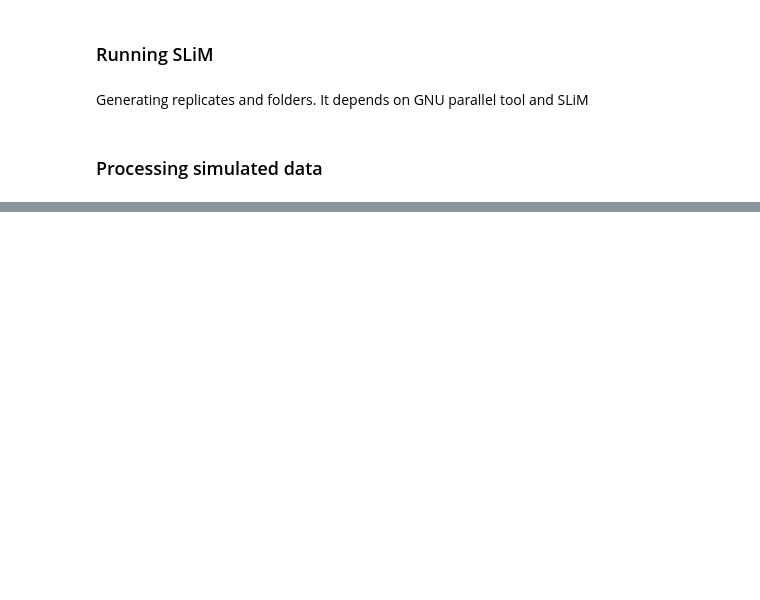
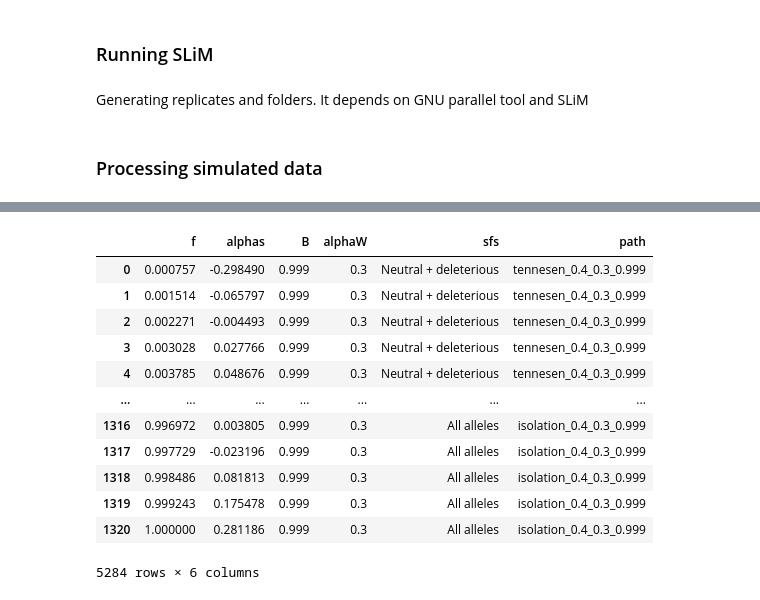
Before and after one commit to jmurga/abcmk_simulations, a Jupyter notebook: scripts/notebooks/bgsSimulations.ipynb, the cells around one changed output, grey strips where cells are left out. Saved outputs shown, nothing was run; the diff lists cells and outputs as text; code cells hidden in the pictures; blank space fills up the shorter version.

```diff
--- a/scripts/notebooks/bgsSimulations.ipynb
+++ b/scripts/notebooks/bgsSimulations.ipynb
@@ -235,0 +226,16 @@ df
+# %%
+tmp = dfAlpha[dfAlpha.B!=0.8];tmp
+# %% [output]
+|  | f | alphas | B | alphaW | sfs | path |
+| 0 | 0.000757 | -0.298490 | 0.999 | 0.3 | Neutral + deleterious | tennesen_0.4_0.3_0.999 |
+| 1 | 0.001514 | -0.065797 | 0.999 | 0.3 | Neutral + deleterious | tennesen_0.4_0.3_0.999 |
+| 2 | 0.002271 | -0.004493 | 0.999 | 0.3 | Neutral + deleterious | tennesen_0.4_0.3_0.999 |
+| 3 | 0.003028 | 0.027766 | 0.999 | 0.3 | Neutral + deleterious | tennesen_0.4_0.3_0.999 |
+| 4 | 0.003785 | 0.048676 | 0.999 | 0.3 | Neutral + deleterious | tennesen_0.4_0.3_0.999 |
+| ... | ... | ... | ... | ... | ... | ... |
+| 1316 | 0.996972 | 0.003805 | 0.999 | 0.3 | All alleles | isolation_0.4_0.3_0.999 |
+| 1317 | 0.997729 | -0.023196 | 0.999 | 0.3 | All alleles | isolation_0.4_0.3_0.999 |
+| 1318 | 0.998486 | 0.081813 | 0.999 | 0.3 | All alleles | isolation_0.4_0.3_0.999 |
+| 1319 | 0.999243 | 0.175478 | 0.999 | 0.3 | All alleles | isolation_0.4_0.3_0.999 |
+| 1320 | 1.000000 | 0.281186 | 0.999 | 0.3 | All alleles | isolation_0.4_0.3_0.999 |
+5284 rows × 6 columns
```
Also changed, not shown: parts of 11 cells of this notebook, 14 other files.
